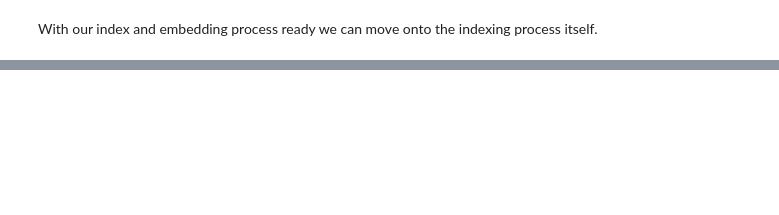
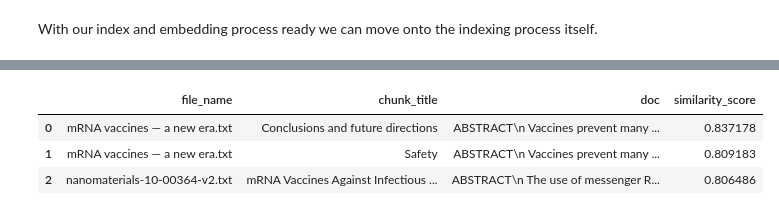
Before and after one commit to helmi0695/rag_paragraph_search_and_paper_summarisation, a Jupyter notebook: notebooks/InstaDeep_llm_task_llama_2_7b_chat_agent.ipynb, the cells around one changed output, grey strips where cells are left out. Cells and saved outputs as stored; diff of their text form; code cells hidden in the pictures; blank space fills up the shorter version.

```diff
--- a/notebooks/InstaDeep_llm_task_llama_2_7b_chat_agent.ipynb
+++ b/notebooks/InstaDeep_llm_task_llama_2_7b_chat_agent.ipynb
@@ -344,20 +708,20 @@ data
 # %%
-# embed and index the documents
-data = data.to_pandas()
-
+# embed and index the documents - This must only be done once
 batch_size = 32
 
 for i in range(0, len(data), batch_size):
     i_end = min(len(data), i+batch_size)
     batch = data.iloc[i:i_end]
-    ids = [f"{x['doi']}-{x['chunk-id']}" for i, x in batch.iterrows()]
+    ids = [f"{x['chunk_id']}" for i, x in batch.iterrows()]
     texts = [x['chunk'] for i, x in batch.iterrows()]
     embeds = embed_model.embed_documents(texts)
     # get metadata to store in Pinecone
     metadata = [
         {'text': x['chunk'],
-         'source': x['source'],
-         'title': x['title']} for i, x in batch.iterrows()
+         'chunk_title': x['chunk_title'],
+         'file_name': x['file_name'],
+         'doc_id':x['doc_id']
+        } for i, x in batch.iterrows()
     ]
     # add to Pinecone
     index.upsert(vectors=zip(ids, embeds, metadata))
@@ -394,0 +812,12 @@ TO DO : IMPORT THE DATA PROPERLY FROM ## Import the data from the GCP Bucket
+# %%
+to_summarise_df = (pd.merge(doc_search_result, data, on=['file_name', 'chunk_title'])
+             .groupby(['file_name', 'chunk_title'])
+             .first()
+             .reset_index()[['file_name', 'chunk_title', 'doc', 'similarity_score']]
+             .sort_values(by='similarity_score', ascending=False))
+to_summarise_df
+# %% [output]
+|  | file_name | chunk_title | doc | similarity_score |
+| 0 | mRNA vaccines — a new era.txt | Conclusions and future directions | ABSTRACT\n Vaccines prevent many ... | 0.837178 |
+| 1 | mRNA vaccines — a new era.txt | Safety | ABSTRACT\n Vaccines prevent many ... | 0.809183 |
+| 2 | nanomaterials-10-00364-v2.txt | mRNA Vaccines Against Infectious ... | ABSTRACT\n The use of messenger R... | 0.806486 |
```
Also changed, not shown: parts of 83 cells of this notebook, 19 other files.
